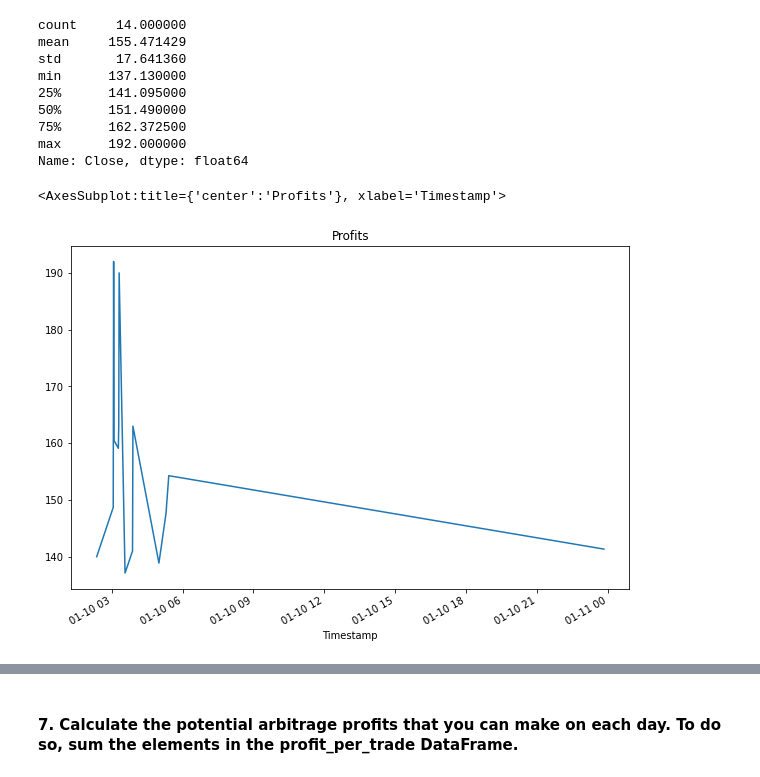
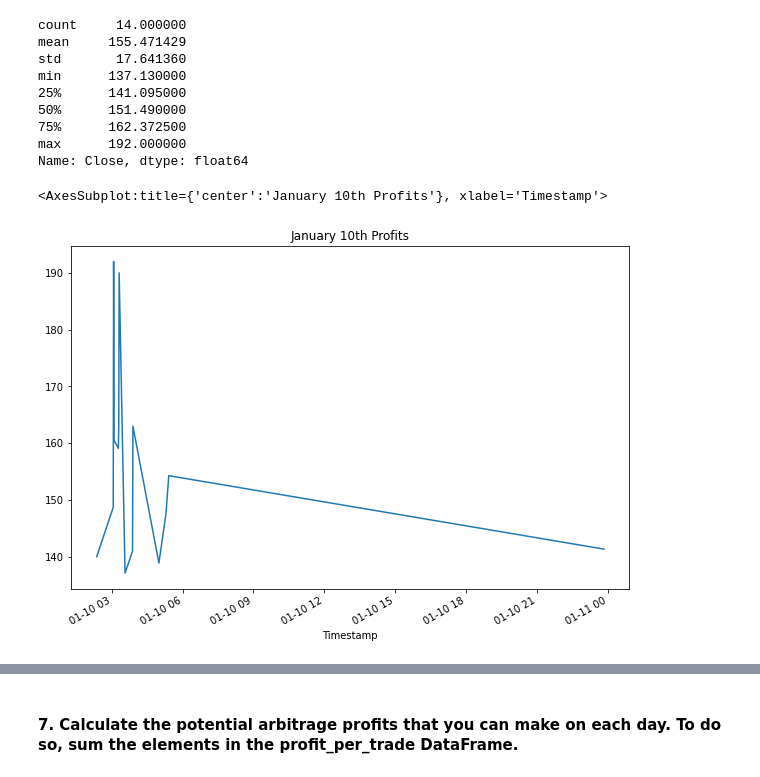
Before and after one commit to Knyazhna/Crypto_Arbitrage, a Jupyter notebook: crypto_arbitrage.ipynb, the cells around one changed output, grey strips where cells are left out. Saved outputs shown, nothing was run; the diff lists cells and outputs as text; code cells hidden in the pictures.

```diff
--- a/crypto_arbitrage.ipynb
+++ b/crypto_arbitrage.ipynb
@@ -672,7 +741,7 @@ max      192.000000
 Name: Close, dtype: float64
 # %%
 # Plot the results for the early profit per trade DataFrame
-profit_per_trade_early.plot(figsize=(10, 7), title = "Profits")
+profit_per_trade_early.plot(figsize=(10, 7), title = "January 10th Profits")
 # %% [output]
-<AxesSubplot:title={'center':'Profits'}, xlabel='Timestamp'>
+<AxesSubplot:title={'center':'January 10th Profits'}, xlabel='Timestamp'>
-[figure, old version]
+[figure, new version]
```
Also changed, not shown: parts of 27 cells of this notebook.
